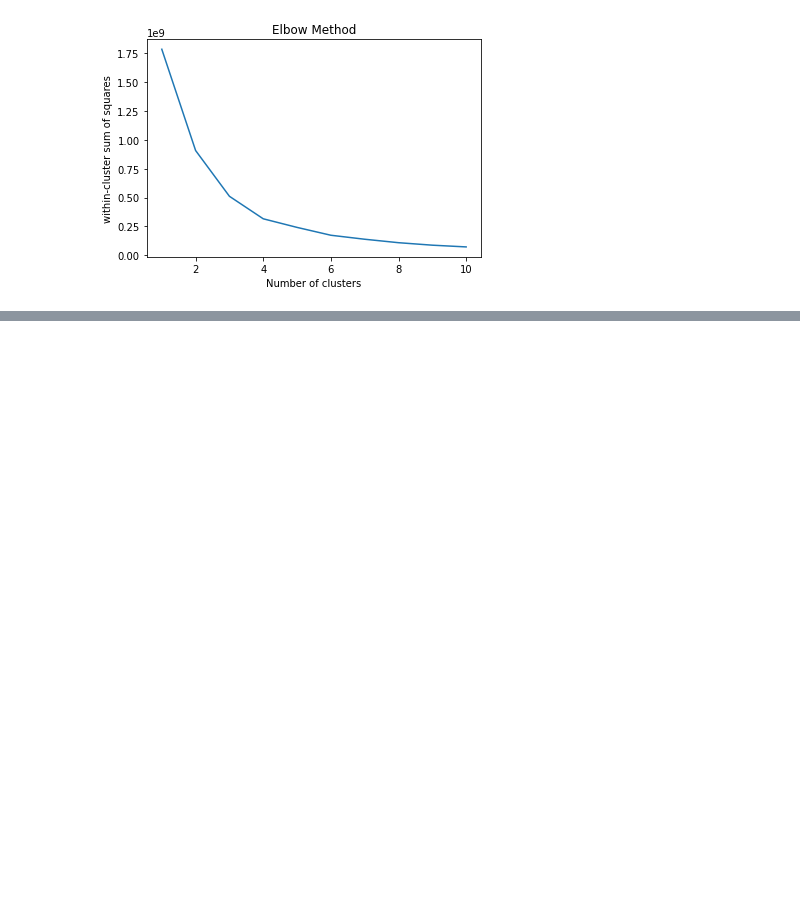
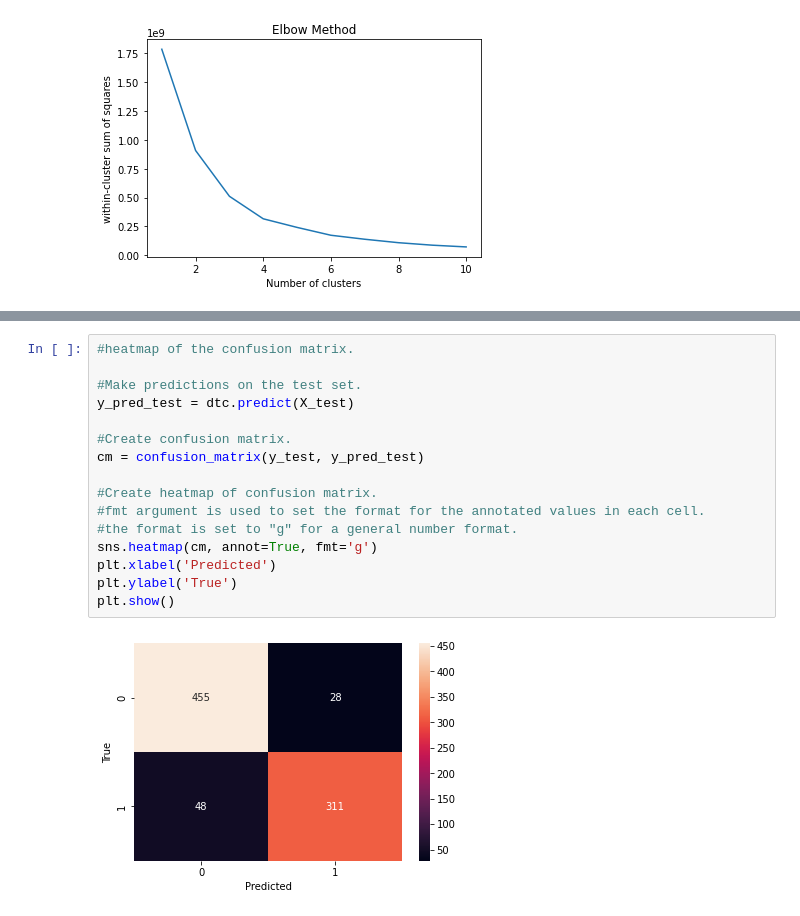
Before and after one commit to AntoinettedeLima/CM2604-Machine-Learning-course-work-, a Jupyter notebook: 20210522_ML_CW.ipynb, the cells around one changed output, grey strips where cells are left out. Saved outputs shown, nothing was run; the diff lists cells and outputs as text; blank space fills up the shorter version.

```diff
--- a/20210522_ML_CW.ipynb
+++ b/20210522_ML_CW.ipynb
@@ -275,0 +375,18 @@ plt.show()
+# %%
+#heatmap of the confusion matrix.
+
+#Make predictions on the test set.
+y_pred_test = dtc.predict(X_test)
+
+#Create confusion matrix.
+cm = confusion_matrix(y_test, y_pred_test)
+
+#Create heatmap of confusion matrix.
+#fmt argument is used to set the format for the annotated values in each cell.
+#the format is set to "g" for a general number format.
+sns.heatmap(cm, annot=True, fmt='g')
+plt.xlabel('Predicted')
+plt.ylabel('True')
+plt.show()
+# %% [output]
+[figure, added]
```
Also changed, not shown: parts of 9 cells of this notebook.
